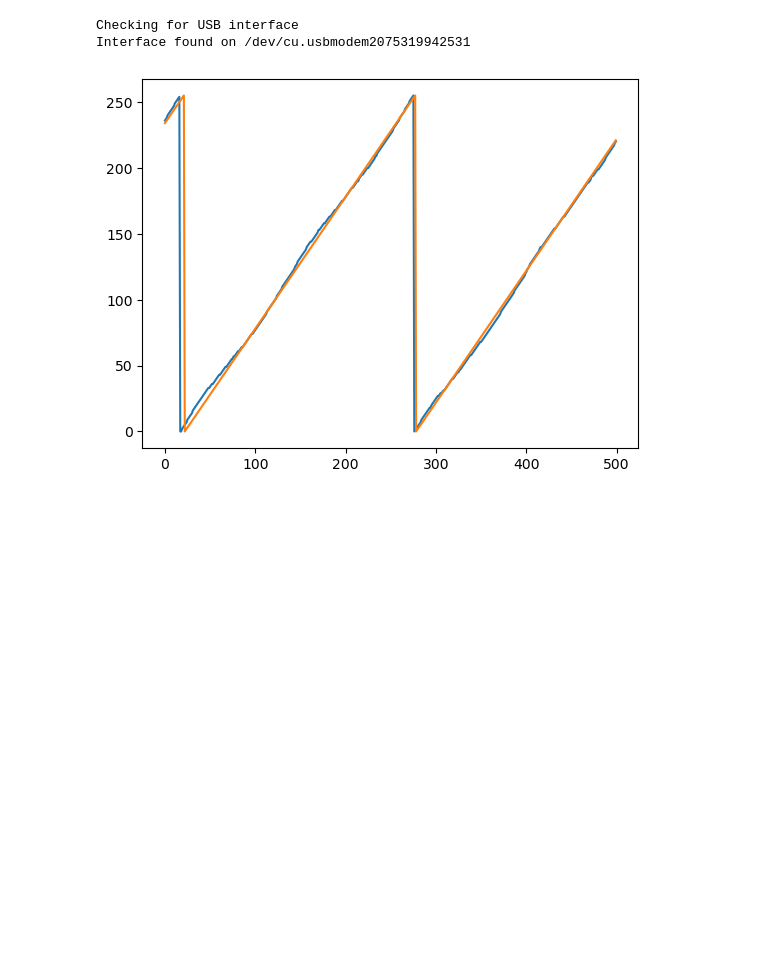
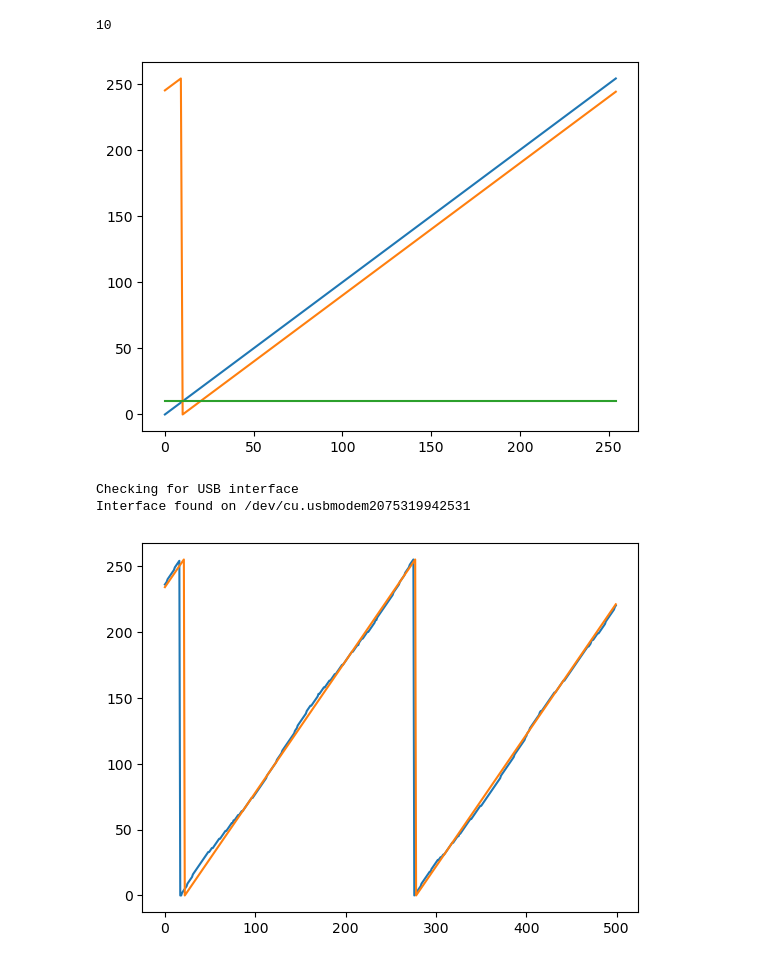
Before and after one commit to LegoYoda112/BLDC_Driver, a Jupyter notebook: firmware/python/current_test.ipynb, the cells around one changed output. Saved outputs shown, nothing was run; the diff lists cells and outputs as text; code cells hidden in the pictures; blank space fills up the shorter version.

```diff
--- a/firmware/python/current_test.ipynb
+++ b/firmware/python/current_test.ipynb
@@ -6,6 +6,32 @@ import time
 from matplotlib import pyplot as plt
 
 import numpy as np
+# %%
+
+a = []
+b = []
+offset = []
+for i in range(255):
+    a.append(i)
+    b.append((i + 500) % 255)
+
+    error = a[i] - b[i]
+    if(error < 127):
+        error += 255
+
+    if(error > 127):
+        error -= 255
+
+    offset.append(error)
+
+plt.plot(a)
+plt.plot(b)
+plt.plot(offset)
+
+print(offset[0])
+# %% [output]
+10
+[figure, added]
 # %%
 COM_PORT = None
 
```
Also changed, not shown: 21 other files.
